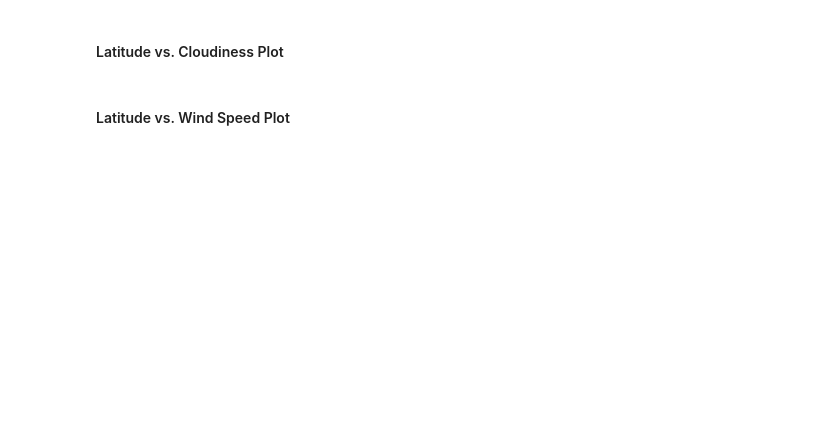
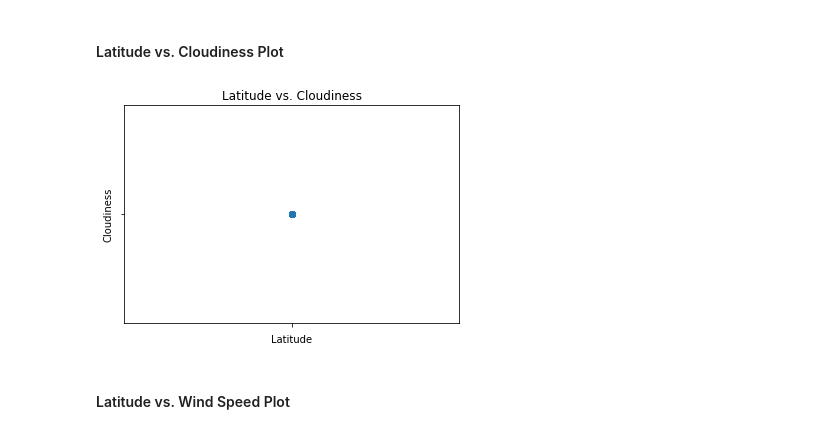
Before and after one commit to kathmorriss/API-Homework, a Jupyter notebook: WeatherPy-Copy1.ipynb, the cells around one changed output. Drawn from its saved outputs; the diff is of its cells as text; code cells hidden in the pictures; blank space fills up the shorter version.

```diff
--- a/WeatherPy-Copy1.ipynb
+++ b/WeatherPy-Copy1.ipynb
@@ -235,13 +235,15 @@ plt.show()
 # %% [markdown]
 #### Latitude vs. Cloudiness Plot
 # %%
-plt.scatter(selected_cities["Latitude"],selected_cities["Cloudiness"], alpha = 0.75)
+plt.scatter(cities_list["Latitude"],cities_list["Cloudiness"], alpha = 0.75)
 
 plt.title("Latitude vs. Cloudiness")
 plt.xlabel("Latitude")
 plt.ylabel("Cloudiness")
 plt.savefig("Cloudiness.png")
 plt.show()
+# %% [output]
+[figure, added]
 # %% [markdown]
 #### Latitude vs. Wind Speed Plot
 # %%
```
Also changed, not shown: parts of 8 cells of this notebook, 1 other file.
